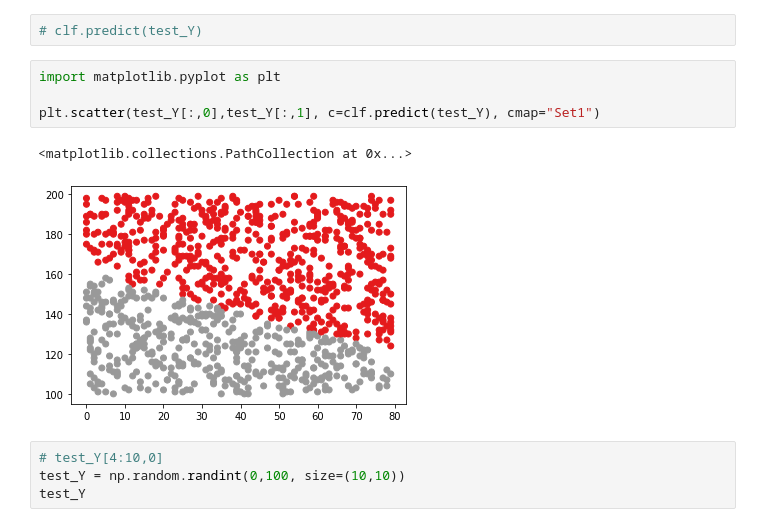
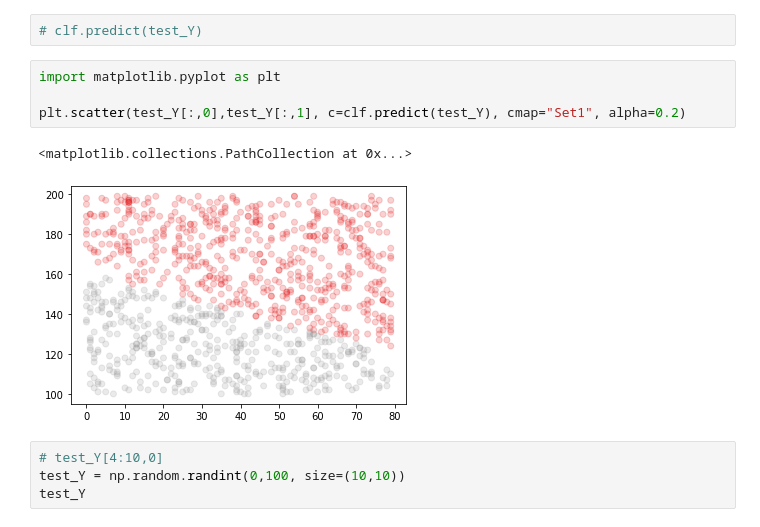
Before and after one commit to komi24/python210111, a Jupyter notebook: Pandas.ipynb, the cells around one changed output. Drawn from its saved outputs; the diff is of its cells as text.

```diff
--- a/Pandas.ipynb
+++ b/Pandas.ipynb
@@ -386,10 +386,10 @@ array([[ 32, 140],
 # %%
 import matplotlib.pyplot as plt
 
-plt.scatter(test_Y[:,0],test_Y[:,1], c=clf.predict(test_Y), cmap="Set1")
+plt.scatter(test_Y[:,0],test_Y[:,1], c=clf.predict(test_Y), cmap="Set1", alpha=0.2)
 # %% [output]
 <matplotlib.collections.PathCollection at 0x...>
-[figure, old version]
+[figure, new version]
 # %%
 # test_Y[4:10,0]
 test_Y = np.random.randint(0,100, size=(10,10))
```
Also changed, not shown: parts of 16 cells of this notebook, 11 other files.
